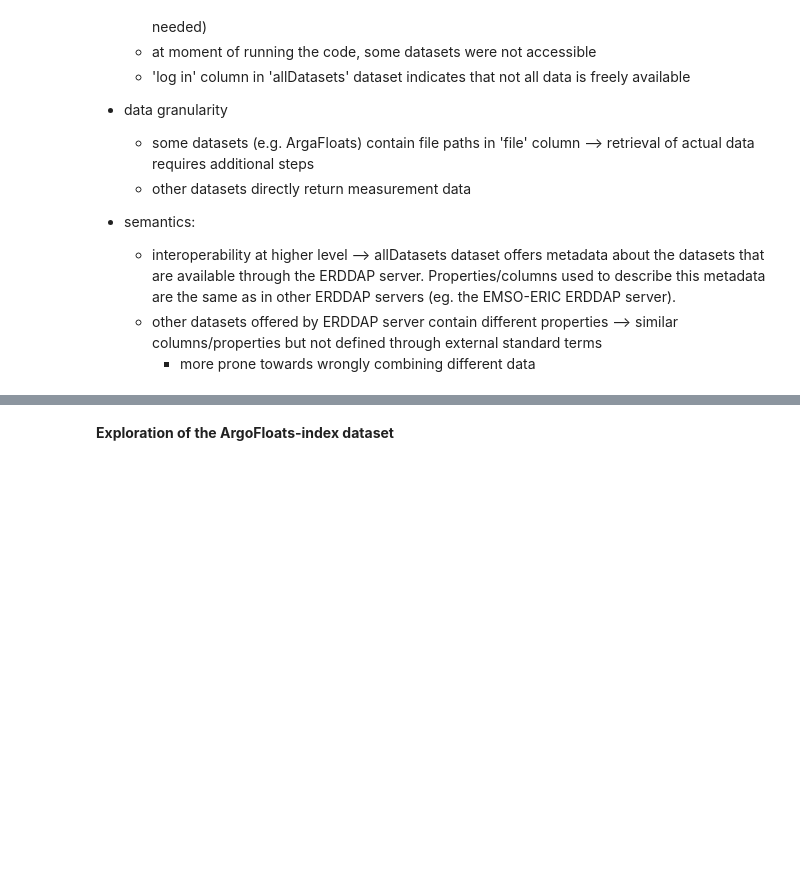
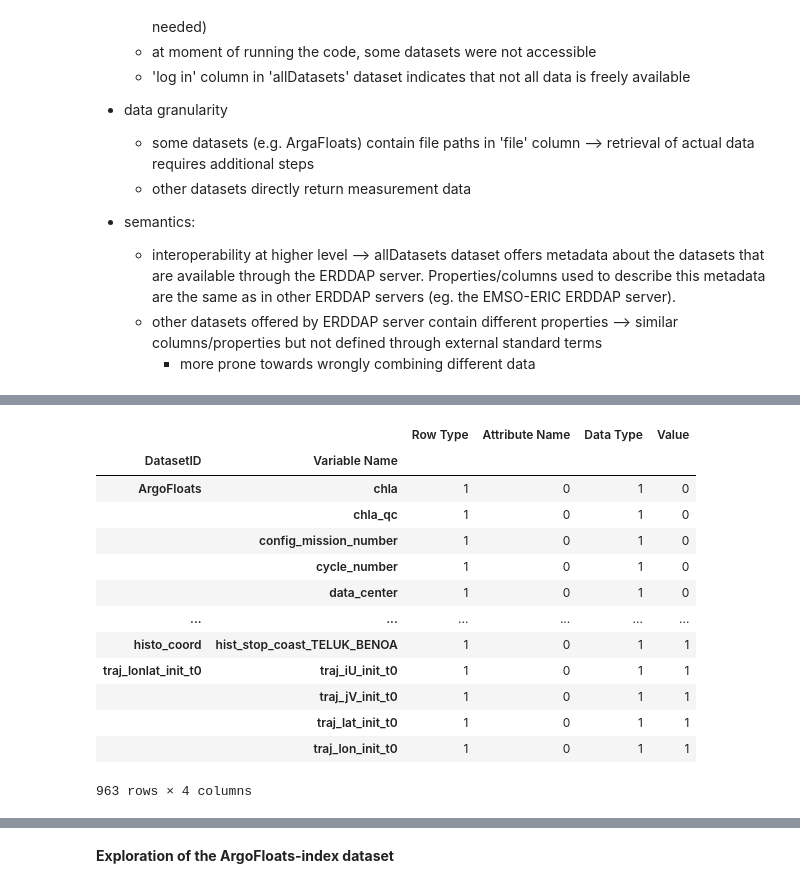
Before and after one commit to vliz-be-opsci/george-analysis, a Jupyter notebook: notebooks/ARGO-ERDDAP.ipynb, the cells around one changed output, grey strips where cells are left out. Cells and saved outputs as stored; diff of their text form; code cells hidden in the pictures; blank space fills up the shorter version.

```diff
--- a/notebooks/ARGO-ERDDAP.ipynb
+++ b/notebooks/ARGO-ERDDAP.ipynb
@@ -102,0 +178,19 @@ Index(['datasetID', 'accessible', 'institution', 'dataStructure',
+# %%
+# Row Type = 'variable'
+#note: in netCDFs, attributes represent additional information
+metadatainfo_df[ metadatainfo_df['Row Type'] == 'variable'].groupby(['DatasetID', 'Variable Name']).nunique()
+# %% [output]
+|  |  | Row Type | Attribute Name | Data Type | Value |
+| DatasetID | Variable Name |  |  |  |  |
+| ArgoFloats | chla | 1 | 0 | 1 | 0 |
+|  | chla_qc | 1 | 0 | 1 | 0 |
+|  | config_mission_number | 1 | 0 | 1 | 0 |
+|  | cycle_number | 1 | 0 | 1 | 0 |
+|  | data_center | 1 | 0 | 1 | 0 |
+| ... | ... | ... | ... | ... | ... |
+| histo_coord | hist_stop_coast_TELUK_BENOA | 1 | 0 | 1 | 1 |
+| traj_lonlat_init_t0 | traj_iU_init_t0 | 1 | 0 | 1 | 1 |
+|  | traj_jV_init_t0 | 1 | 0 | 1 | 1 |
+|  | traj_lat_init_t0 | 1 | 0 | 1 | 1 |
+|  | traj_lon_init_t0 | 1 | 0 | 1 | 1 |
+963 rows × 4 columns
```
Also changed, not shown: parts of 32 cells of this notebook.
